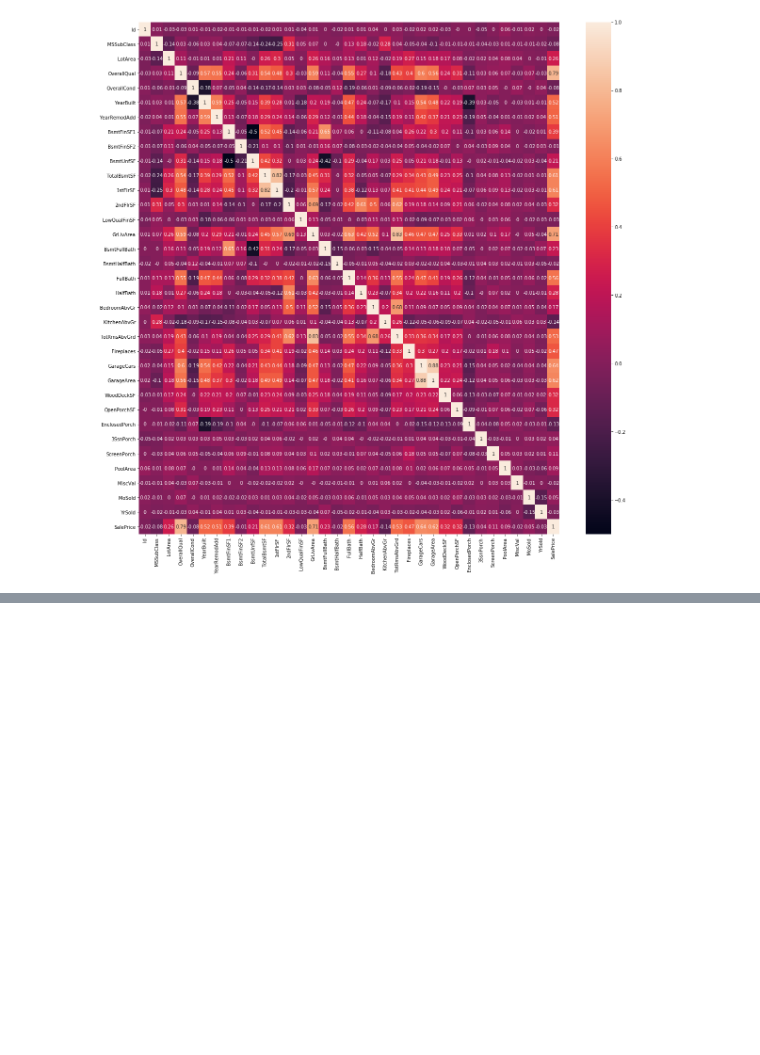
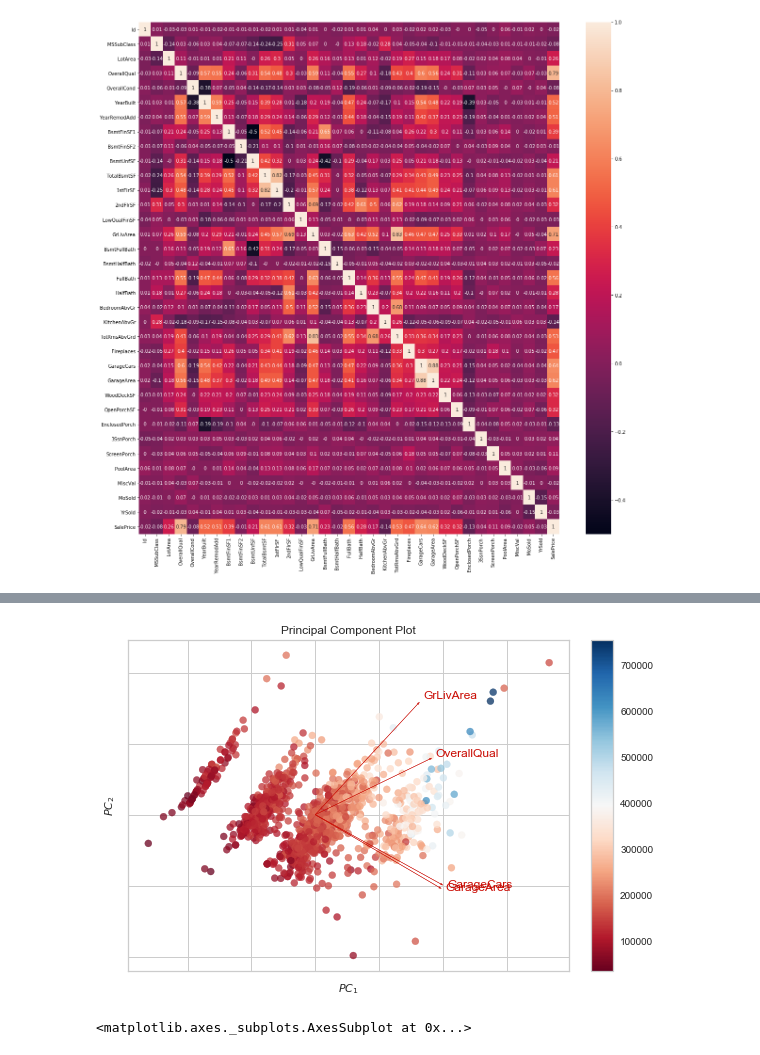
Before and after one commit to pralineso/cursods, a Jupyter notebook: conteudo_semana6/semana6.ipynb, the cells around one changed output, grey strips where cells are left out. Cells and saved outputs as stored; diff of their text form; code cells hidden in the pictures; blank space fills up the shorter version.

```diff
--- a/conteudo_semana6/semana6.ipynb
+++ b/conteudo_semana6/semana6.ipynb
@@ -143,0 +183,10 @@ correlacionadas = ['GarageArea', 'GarageCars', 'GrLivArea', 'OverallQual']
+# %%
+from yellowbrick.features import PCA
+
+
+visualizer = PCA(scale=True, proj_features=True, projection=2)
+visualizer.fit_transform(X_train[correlacionadas], y_train)
+visualizer.show()
+# %% [output]
+[figure, added]
+<matplotlib.axes._subplots.AxesSubplot at 0x...>
```
Also changed, not shown: parts of 40 cells of this notebook.
